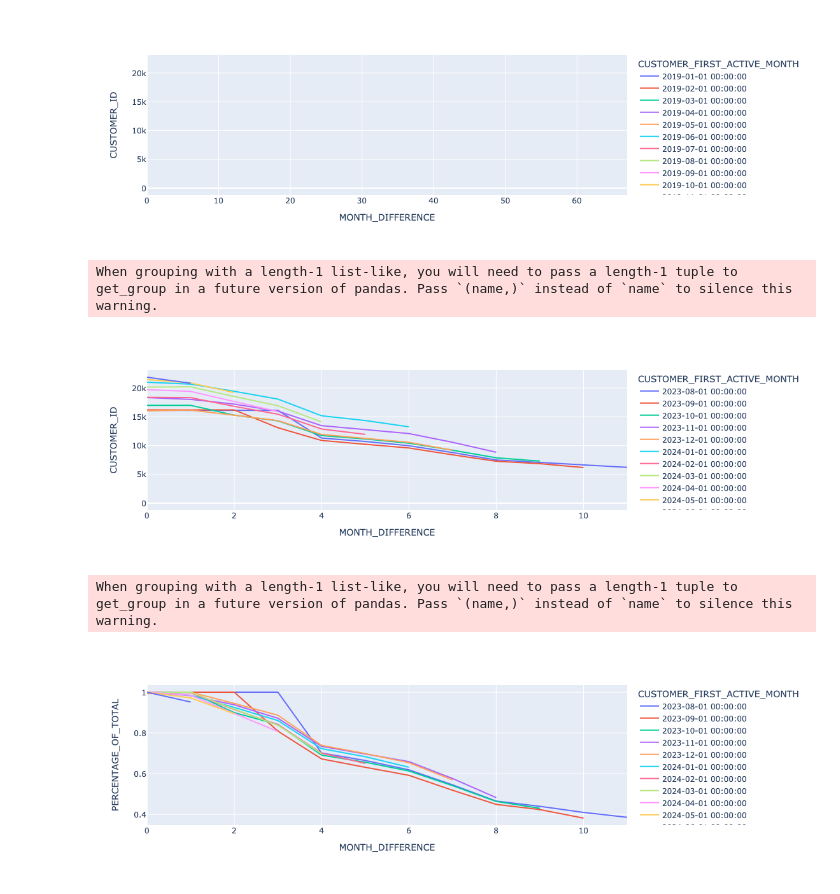
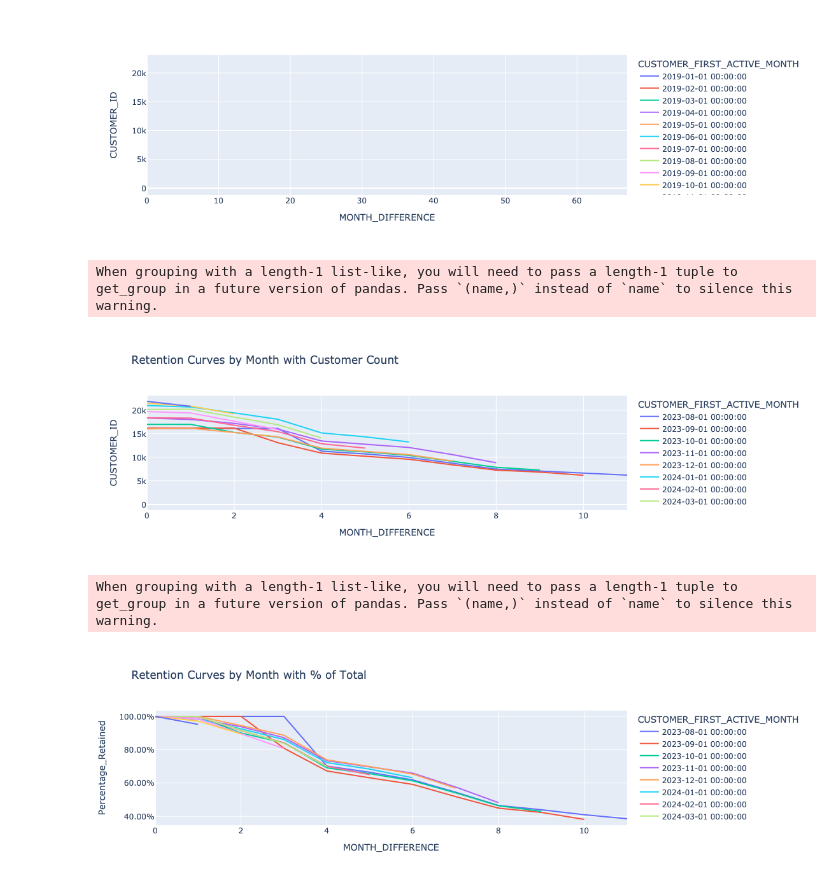
Before and after one commit to josh-lucas-95/Python-Projects, a Jupyter notebook: manual_task.ipynb, the cells around one changed output. Cells and saved outputs as stored; diff of their text form; code cells hidden in the pictures.

```diff
--- a/manual_task.ipynb
+++ b/manual_task.ipynb
@@ -353,18 +363,19 @@ When grouping with a length-1 list-like, you will need to pass a length-1 tuple
 # %%
 
 ##Draw some retention curves for easy analysis across cohorts
 
 ## Just show last year for cleaner retention curves
 month_grouping = month_grouping[month_grouping['CUSTOMER_FIRST_ACTIVE_MONTH'] >= '2023-08-01 00:00:00']
-fig = px.line(month_grouping, x="MONTH_DIFFERENCE", y="CUSTOMER_ID", color='CUSTOMER_FIRST_ACTIVE_MONTH')
+fig = px.line(month_grouping, x="MONTH_DIFFERENCE", y="CUSTOMER_ID", color='CUSTOMER_FIRST_ACTIVE_MONTH', title="Retention Curves by Month with Customer Count")
 fig.show()
 
 
-month_grouping['PERCENTAGE_OF_TOTAL'] = month_grouping['CUSTOMER_ID'] / month_grouping.groupby('CUSTOMER_FIRST_ACTIVE_MONTH')['CUSTOMER_ID'].transform('max')
-fig = px.line(month_grouping, x="MONTH_DIFFERENCE", y="PERCENTAGE_OF_TOTAL", color='CUSTOMER_FIRST_ACTIVE_MONTH')
+month_grouping['Percentage_Retained'] = month_grouping['CUSTOMER_ID'] / month_grouping.groupby('CUSTOMER_FIRST_ACTIVE_MONTH')['CUSTOMER_ID'].transform('max')
+fig = px.line(month_grouping, x="MONTH_DIFFERENCE", y="Percentage_Retained", color='CUSTOMER_FIRST_ACTIVE_MONTH' , title="Retention Curves by Month with % of Total")
+fig.update_layout(yaxis_tickformat=".2%")
 fig.show()
 # %% [output]
 When grouping with a length-1 list-like, you will need to pass a length-1 tuple to get_group in a future version of pandas. Pass `(name,)` instead of `name` to silence this warning.
-[figure, old version]
+[figure, new version]
 When grouping with a length-1 list-like, you will need to pass a length-1 tuple to get_group in a future version of pandas. Pass `(name,)` instead of `name` to silence this warning.
-[figure, old version]
+[figure, new version]
```
Also changed, not shown: parts of 9 cells of this notebook.
